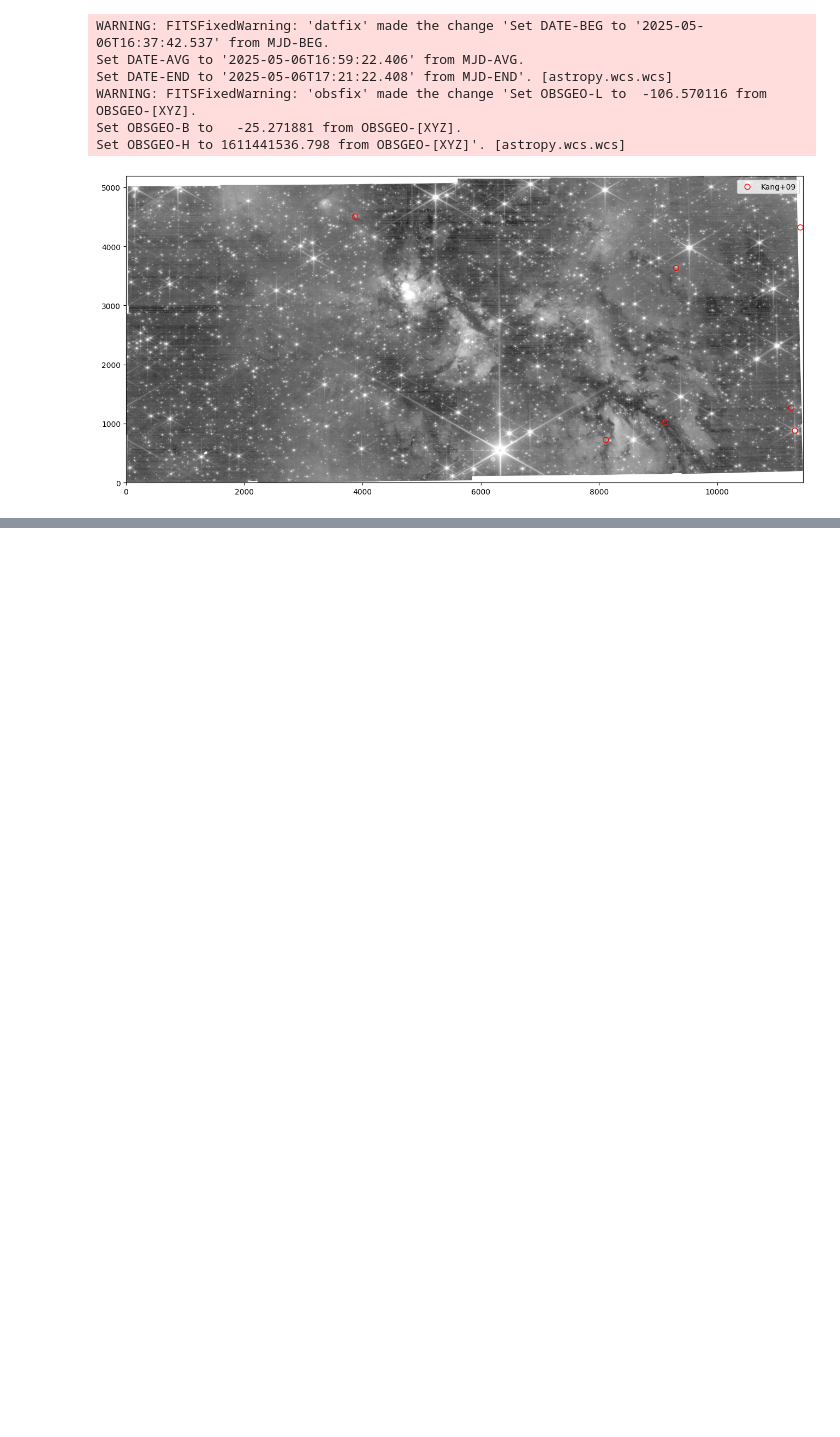
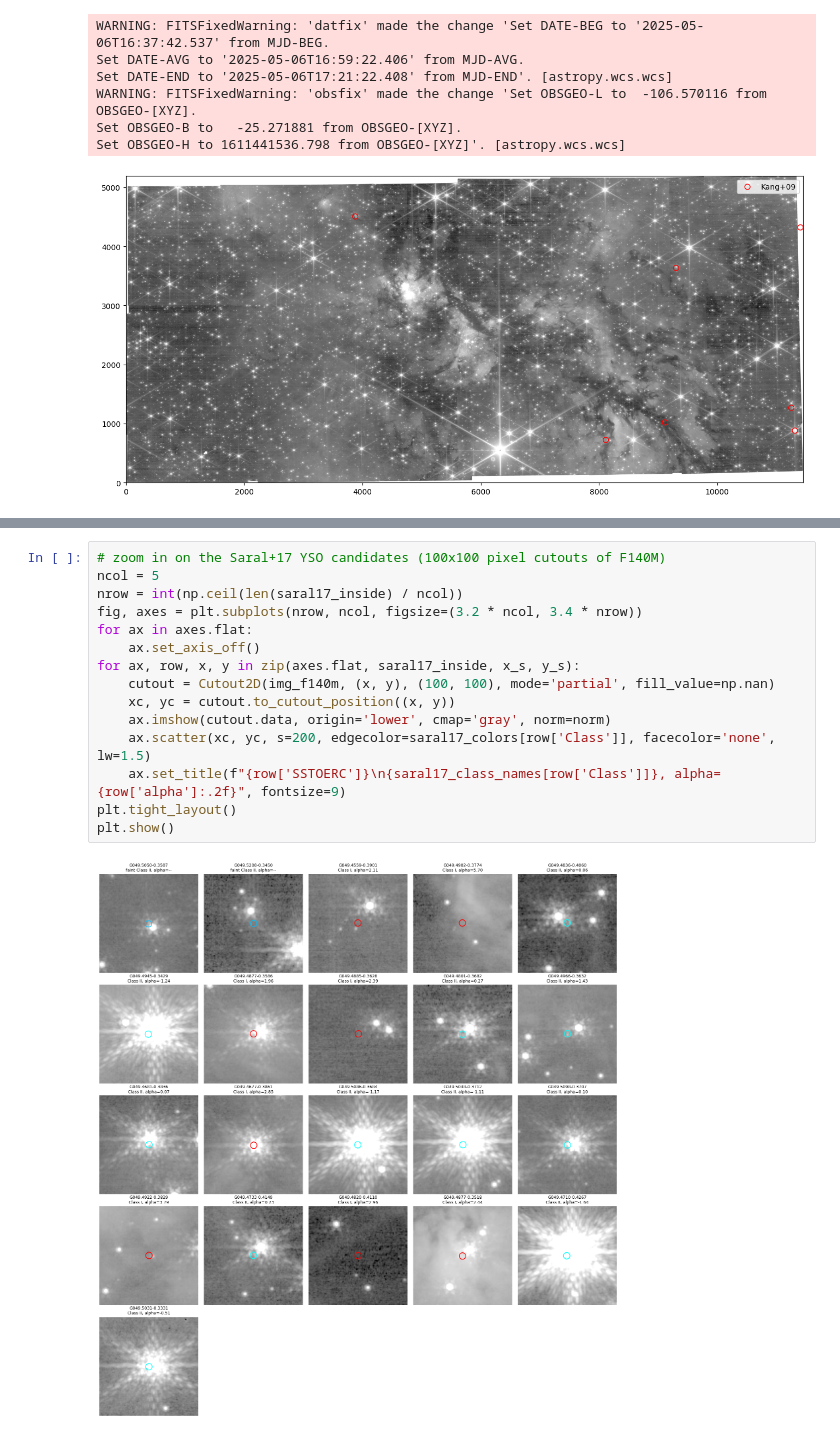
Before and after one commit to tyoo37/w51_nircam, a Jupyter notebook: analysis/kang09.ipynb, the cells around one changed output, grey strips where cells are left out. Saved outputs shown, nothing was run; the diff lists cells and outputs as text; blank space fills up the shorter version.

```diff
--- a/analysis/kang09.ipynb
+++ b/analysis/kang09.ipynb
@@ -96,0 +193,17 @@ for x, y, stage, class1, class2 in zip(pixcoord_kang09_inside[0], pixcoord_kang0
+# %%
+# zoom in on the Saral+17 YSO candidates (100x100 pixel cutouts of F140M)
+ncol = 5
+nrow = int(np.ceil(len(saral17_inside) / ncol))
+fig, axes = plt.subplots(nrow, ncol, figsize=(3.2 * ncol, 3.4 * nrow))
+for ax in axes.flat:
+    ax.set_axis_off()
+for ax, row, x, y in zip(axes.flat, saral17_inside, x_s, y_s):
+    cutout = Cutout2D(img_f140m, (x, y), (100, 100), mode='partial', fill_value=np.nan)
+    xc, yc = cutout.to_cutout_position((x, y))
+    ax.imshow(cutout.data, origin='lower', cmap='gray', norm=norm)
+    ax.scatter(xc, yc, s=200, edgecolor=saral17_colors[row['Class']], facecolor='none', lw=1.5)
+    ax.set_title(f"{row['SSTOERC']}\n{saral17_class_names[row['Class']]}, alpha={row['alpha']:.2f}", fontsize=9)
+plt.tight_layout()
+plt.show()
+# %% [output]
+[figure, added]
```
Also changed, not shown: parts of 5 cells of this notebook, 12 other files.
